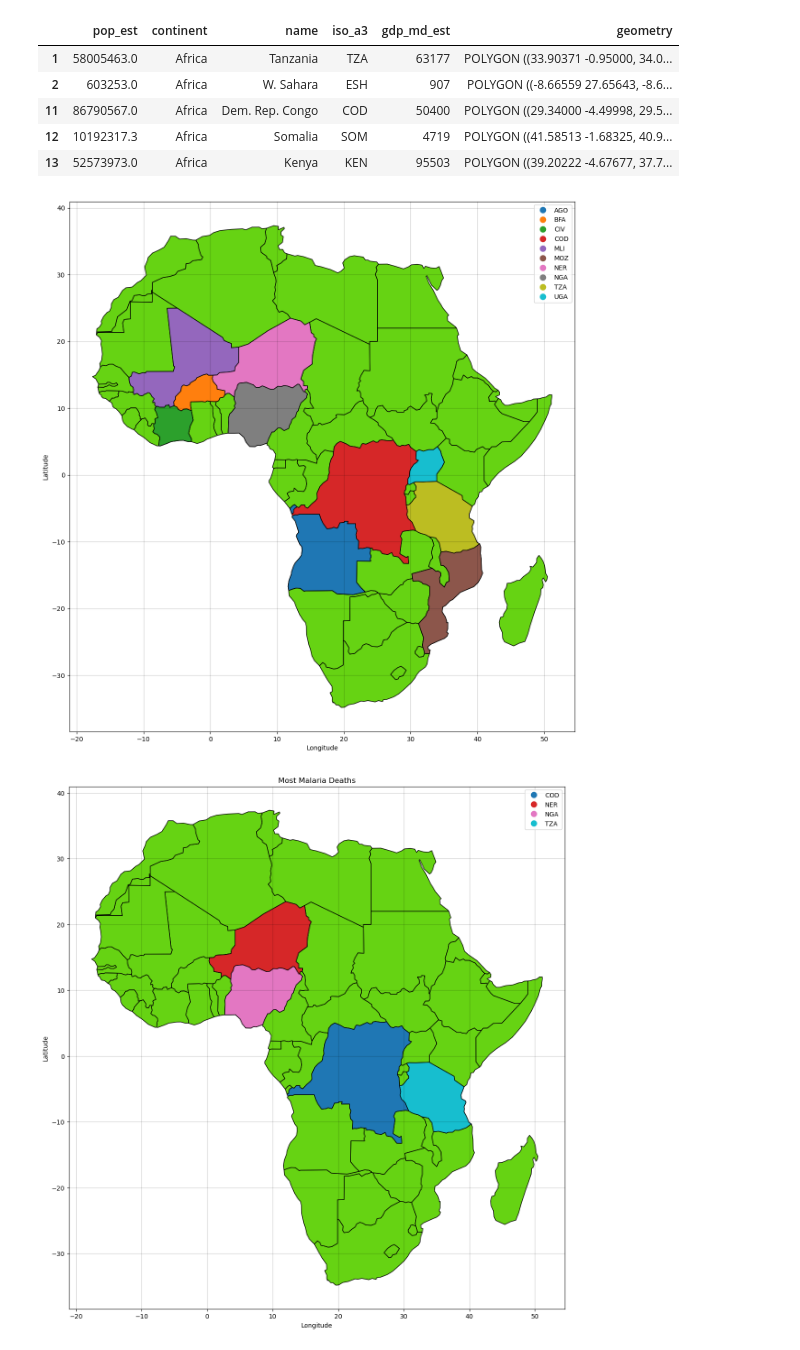
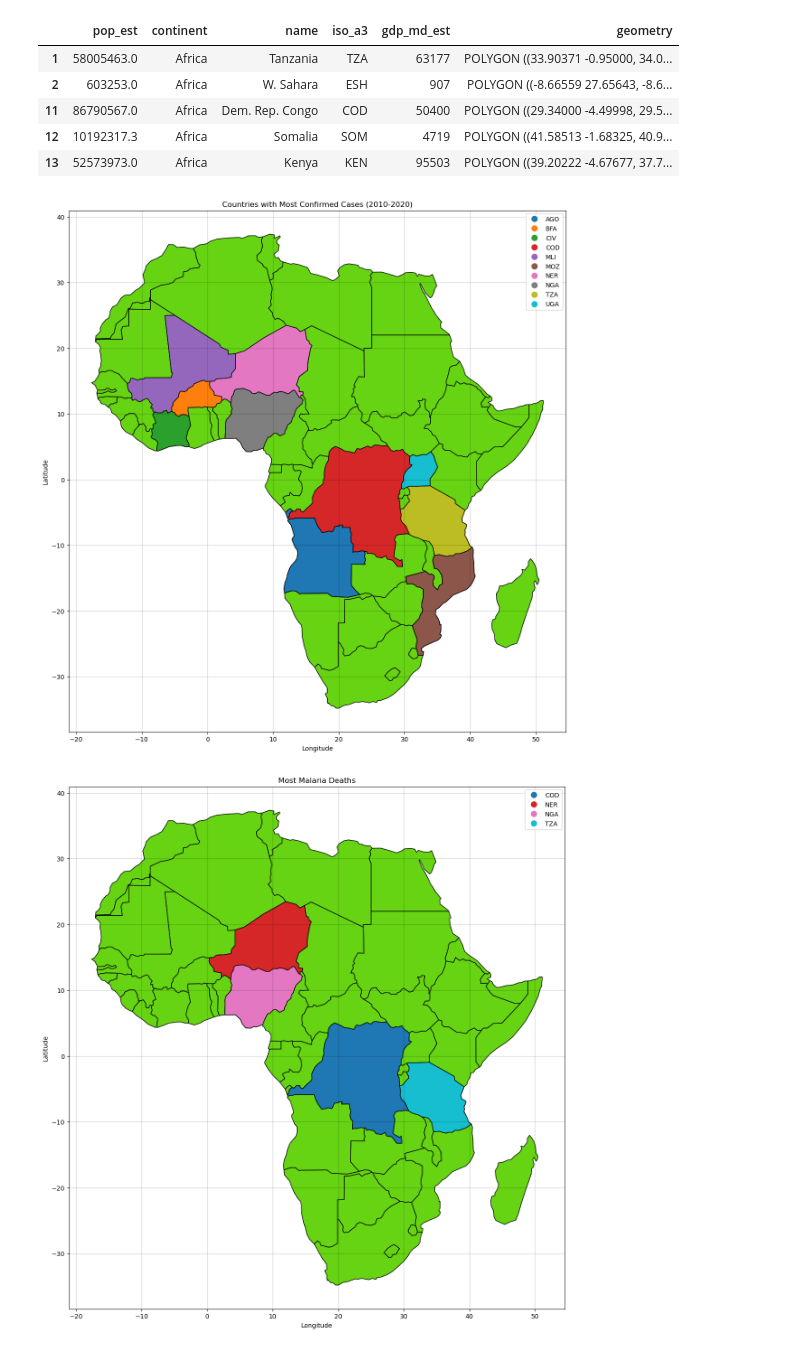
Before and after one commit to fetterollie/Malaria-Data-Exploration, a Jupyter notebook: index.ipynb, the cells around one changed output. Cells and saved outputs as stored; diff of their text form; code cells hidden in the pictures.

```diff
--- a/index.ipynb
+++ b/index.ipynb
@@ -876,19 +862,20 @@ top_10_geo = geodata.loc[geodata['iso_a3'].isin(
 # %%
 fig2, ax2 = plt.subplots(figsize=(15, 15))
 
 africa.plot(color='#66d313',
             edgecolor='black',
             ax=ax2, label='')
 
 top_10_geo.plot(edgecolor='black', ax=ax2, label='Nigeria',
                 column='iso_a3', legend='True', )
 
 ax2.set_xlabel('Longitude')
 ax2.set_ylabel('Latitude')
 ax2.grid(visible=True, color='black', alpha=.2)
+ax2.set_title('Countries with Most Confirmed Cases (2010-2020)')
 plt.show()
 # %% [output]
-[figure, old version]
+[figure, new version]
 # %%
 needed_4_geo = geodata.loc[geodata['iso_a3'].isin(
     ['NGA', 'COD', 'TZA', 'NER'])]
```
Also changed, not shown: parts of 15 cells of this notebook, 15 other files.
